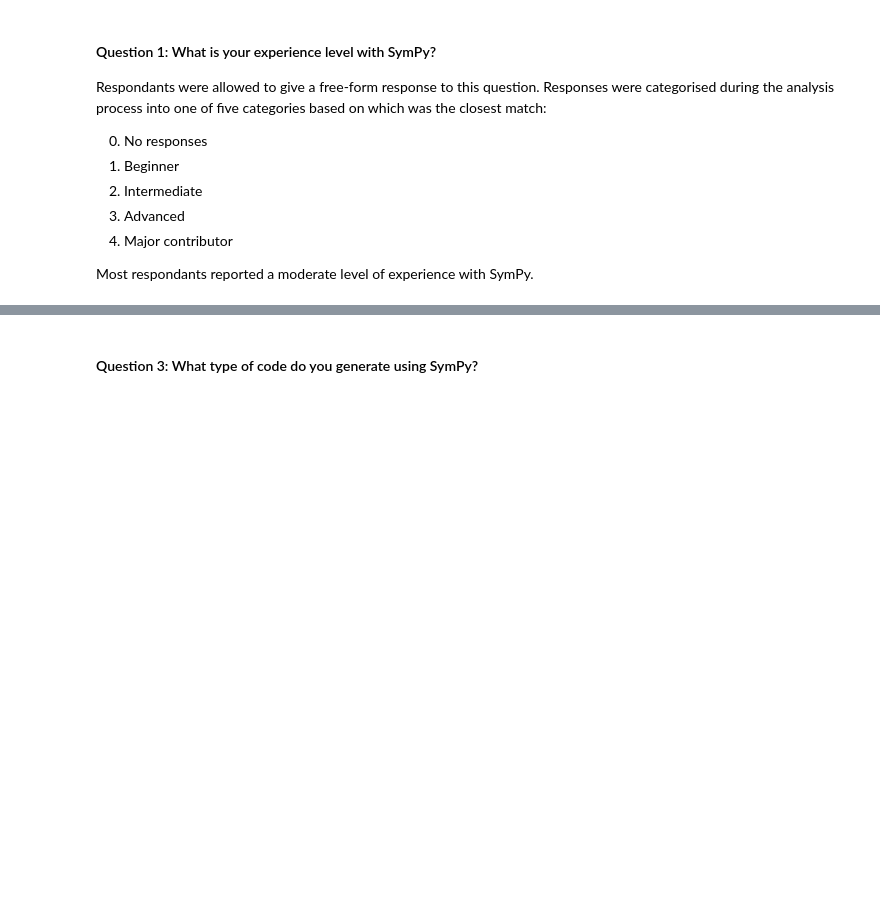
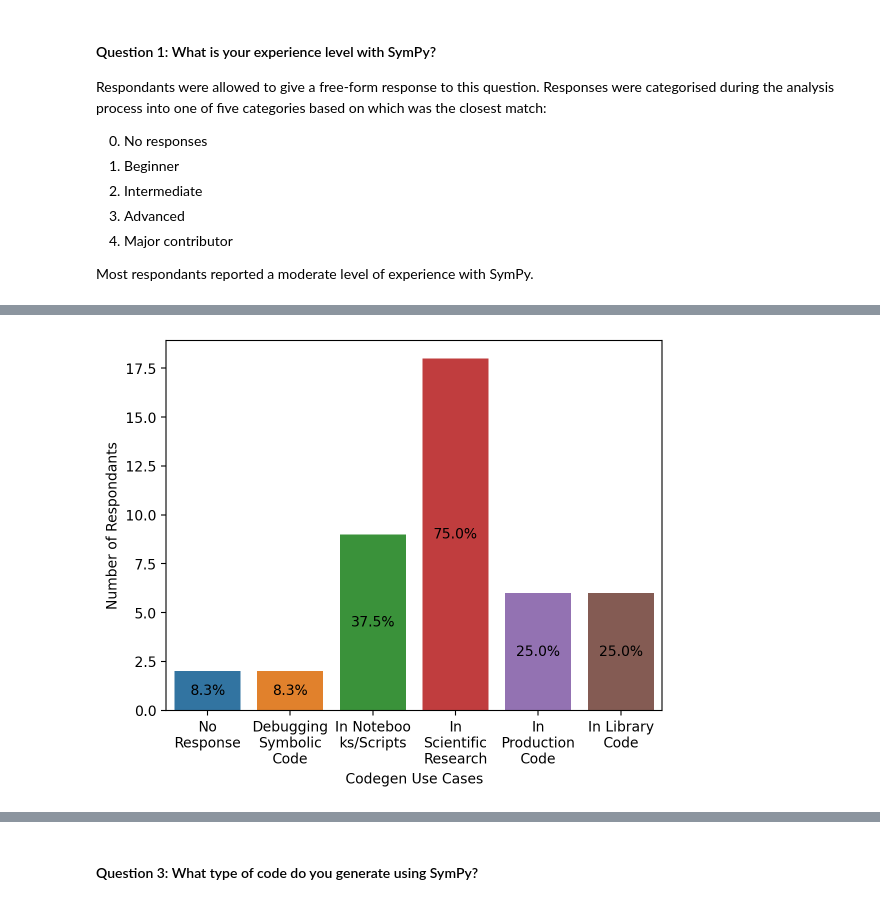
Before and after one commit to sympy/sympy-codegen-survey, a Jupyter notebook: analysis.ipynb, the cells around one changed output, grey strips where cells are left out. Cells and saved outputs as stored; diff of their text form; code cells hidden in the pictures; blank space fills up the shorter version.

```diff
--- a/analysis.ipynb
+++ b/analysis.ipynb
@@ -96,0 +120,25 @@ xtl = ax.set_xticklabels(textwrap.fill(x.get_text(), max_width) for x in ax.get_
+# %%
+USE_CASES_MAPPING = {
+    0: "No Response",
+    1: "Debugging Symbolic Code",
+    2: "In Notebooks/Scripts",
+    3: "In Scientific Research",
+    4: "In Production Code",
+    5: "In Library Code",
+}
+# %%
+use_case_counts = collections.Counter()
+for response in df[use_cases].fillna(0).astype("str"):
+    use_case_counts.update(response.split(","))
+
+use_case_df = pd.Series(use_case_counts, name="use case").sort_index().to_frame()
+use_case_proportions = [f"{((users / number_responses) * 100):.1f}%" for users in use_case_df["use case"]]
+
+ax = sns.barplot(x=use_case_df.index, y=use_case_df["use case"])
+ax.bar_label(ax.containers[0], use_case_proportions, label_type='center')
+ax.set_xticklabels(list(USE_CASES_MAPPING.values()))
+ax.set_xlabel("Codegen Use Cases")
+ax.set_ylabel("Number of Respondants")
+_ = ax.set_xticklabels(textwrap.fill(x.get_text(), 10) for x in ax.get_xticklabels())
+# %% [output]
+[figure, added]
```
Also changed, not shown: parts of 7 cells of this notebook.
